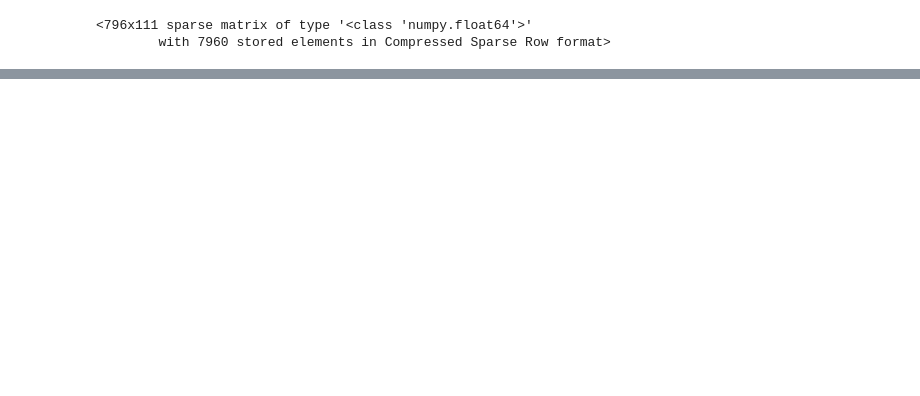
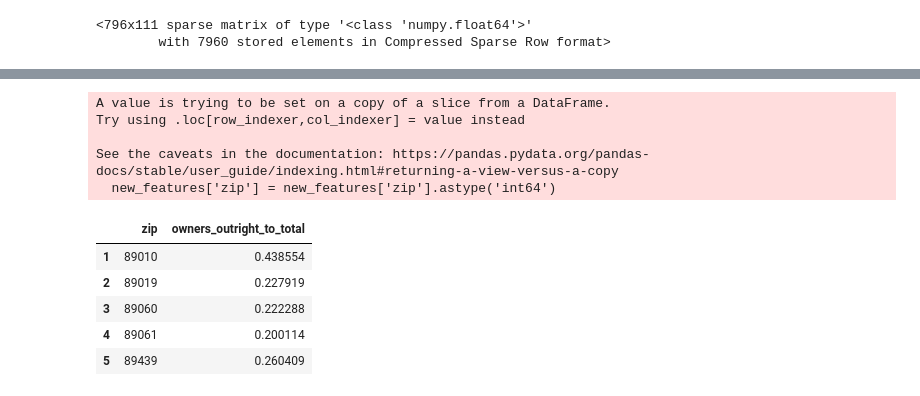
Before and after one commit to schledererj/cs6340-project-2, a Jupyter notebook: CS6340_Lab_2.ipynb, the cells around one changed output, grey strips where cells are left out. Cells and saved outputs as stored; diff of their text form; code cells hidden in the pictures; blank space fills up the shorter version.

```diff
--- a/CS6340_Lab_2.ipynb
+++ b/CS6340_Lab_2.ipynb
@@ -1049,0 +1065,24 @@ error_pass_8
+# %%
+def get_owned_outright_to_population_ratio(x):
+    try:
+        val = int(x['owner_occupied_clear']) / int(x['total_population'])
+    except ZeroDivisionError:
+        val = 0
+    return val
+
+occupied_housing_df['owners_outright_to_total'] = occupied_housing_df.apply(get_owned_outright_to_population_ratio, axis='columns')
+new_features = occupied_housing_df[['zip', 'owners_outright_to_total']]
+new_features['zip'] = new_features['zip'].astype('int64')
+new_features.head()
+# %% [output]
+A value is trying to be set on a copy of a slice from a DataFrame.
+Try using .loc[row_indexer,col_indexer] = value instead
+
+See the caveats in the documentation: https://pandas.pydata.org/pandas-docs/stable/user_guide/indexing.html#returning-a-view-versus-a-copy
+  new_features['zip'] = new_features['zip'].astype('int64')
+|  | zip | owners_outright_to_total |
+| 1 | 89010 | 0.438554 |
+| 2 | 89019 | 0.227919 |
+| 3 | 89060 | 0.222288 |
+| 4 | 89061 | 0.200114 |
+| 5 | 89439 | 0.260409 |
```
Also changed, not shown: parts of 34 cells of this notebook.
